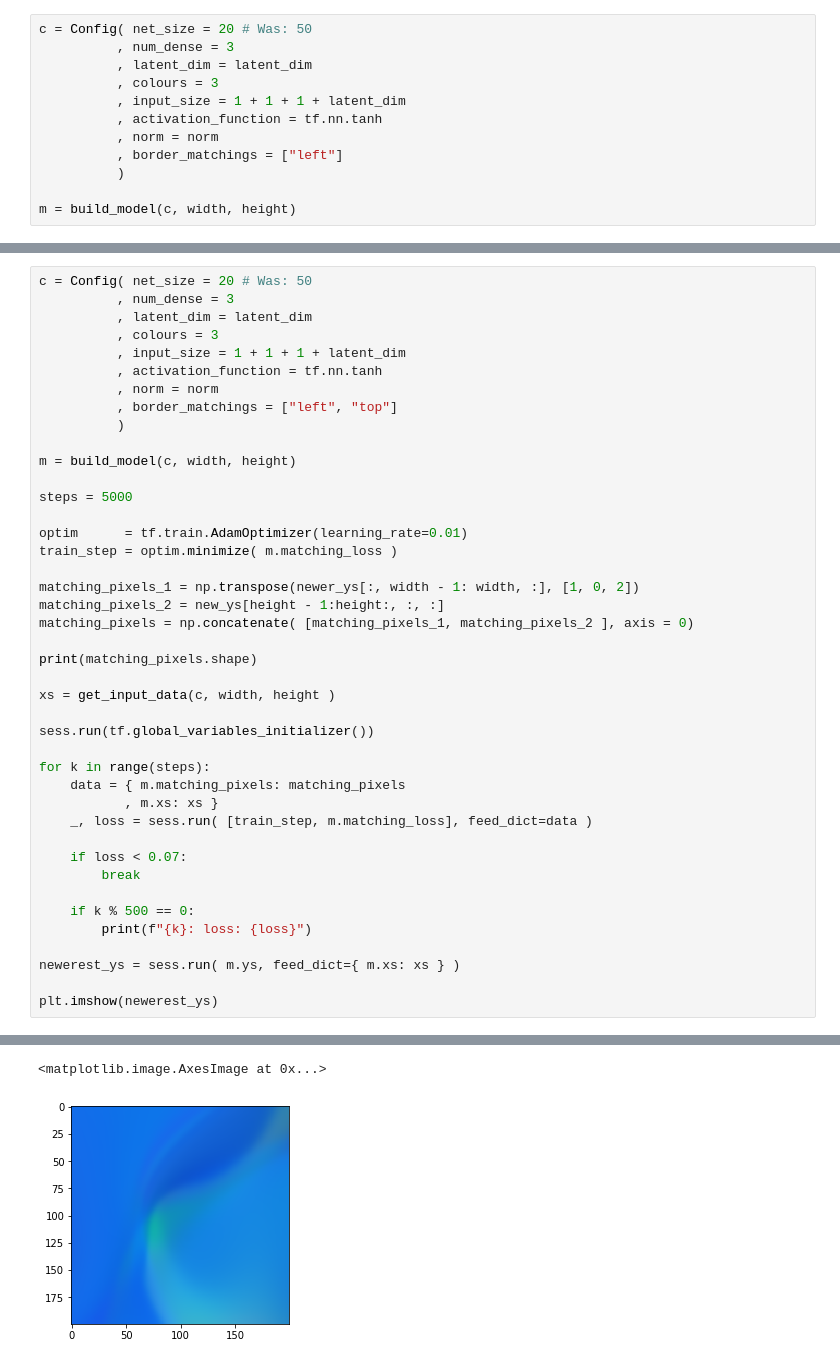
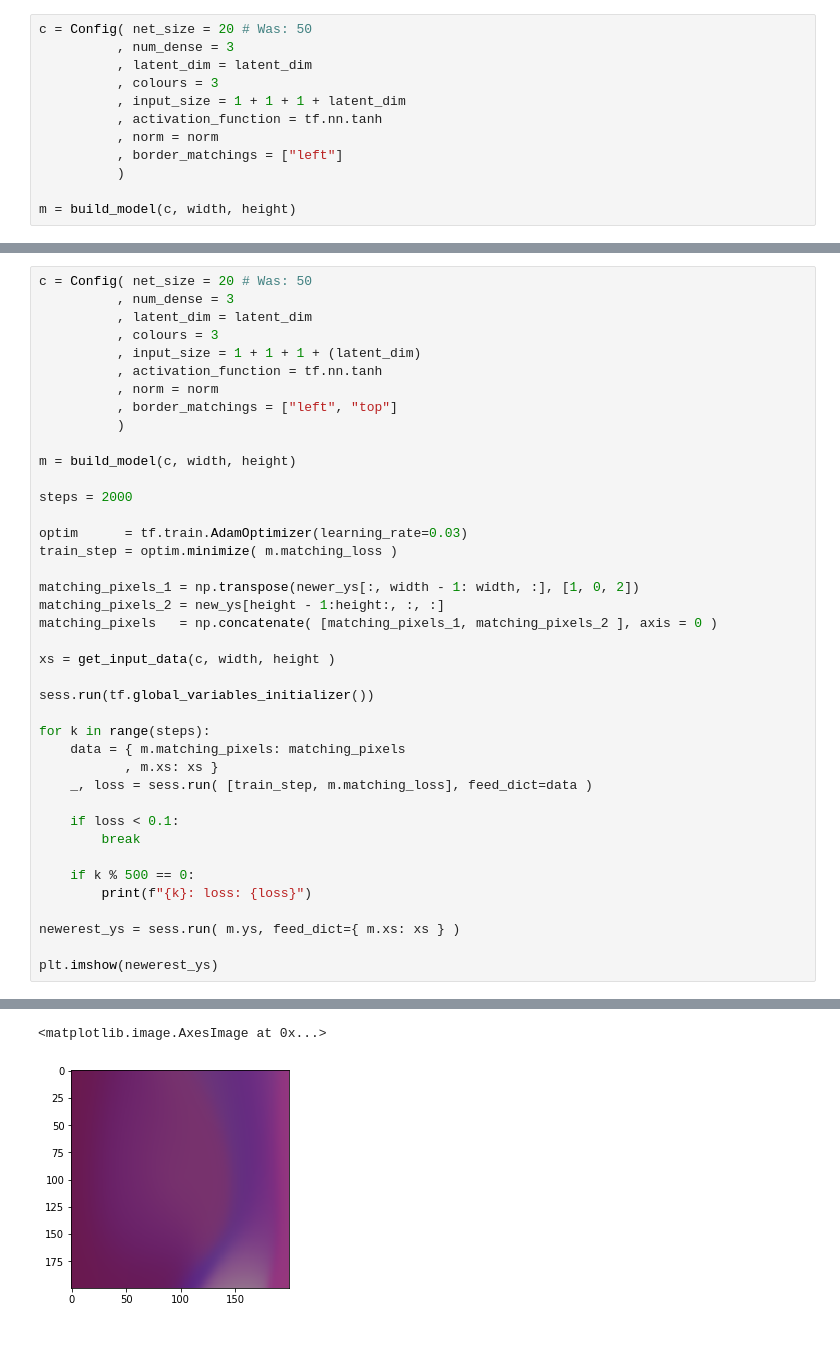
Before and after one commit to silky/cppn-3d, a Jupyter notebook: python/inference.ipynb, the cells around one changed output, grey strips where cells are left out. Cells and saved outputs as stored; diff of their text form.

```diff
--- a/python/inference.ipynb
+++ b/python/inference.ipynb
@@ -139,7 +139,7 @@ c = Config( net_size = 20 # Was: 50
           , num_dense = 3
           , latent_dim = latent_dim
           , colours = 3
-          , input_size = 1 + 1 + 1 + latent_dim
+          , input_size = 1 + 1 + 1 + (latent_dim)
           , activation_function = tf.nn.tanh
           , norm = norm
           , border_matchings = ["left", "top"]
@@ -147,16 +147,14 @@ c = Config( net_size = 20 # Was: 50
 
 m = build_model(c, width, height)
 
-steps = 5000
+steps = 2000
 
-optim      = tf.train.AdamOptimizer(learning_rate=0.01)
+optim      = tf.train.AdamOptimizer(learning_rate=0.03)
 train_step = optim.minimize( m.matching_loss )
 
 matching_pixels_1 = np.transpose(newer_ys[:, width - 1: width, :], [1, 0, 2])
 matching_pixels_2 = new_ys[height - 1:height:, :, :]
-matching_pixels = np.concatenate( [matching_pixels_1, matching_pixels_2 ], axis = 0)
-
-print(matching_pixels.shape)
+matching_pixels   = np.concatenate( [matching_pixels_1, matching_pixels_2 ], axis = 0 )
 
 xs = get_input_data(c, width, height )
 
@@ -167,7 +165,7 @@ for k in range(steps):
            , m.xs: xs }
     _, loss = sess.run( [train_step, m.matching_loss], feed_dict=data )
 
-    if loss < 0.07:
+    if loss < 0.1:
         break
 
     if k % 500 == 0:
@@ -191,5 +182,5 @@ plt.imshow(newerest_ys)
 <matplotlib.image.AxesImage at 0x...>
-[figure, old version]
+[figure, new version]
 # %%
 mm2 = np.concatenate( [newer_ys, newerest_ys], axis = 1 )
 plt.imshow(mm2)
```
Also changed, not shown: parts of 8 cells of this notebook, 3 other files.
